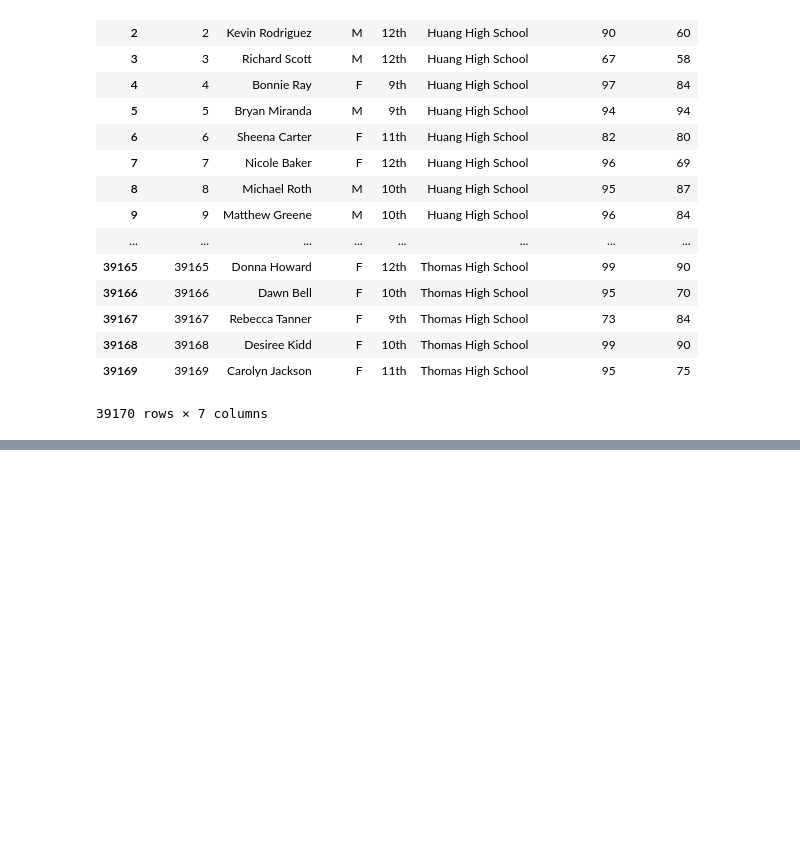
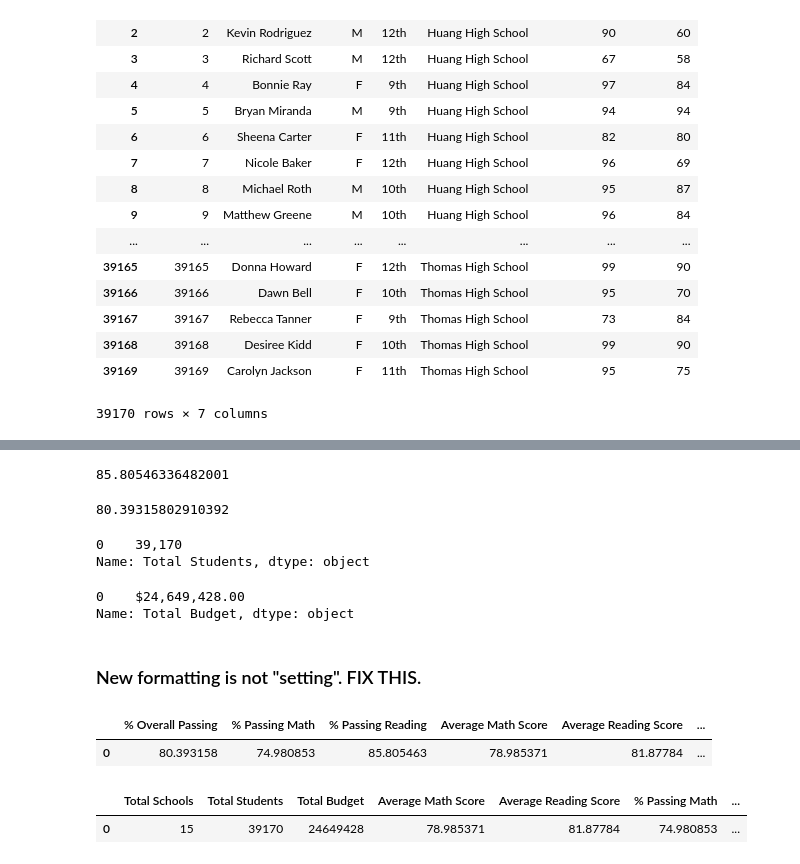
Before and after one commit to prentiss04/School_District_Analysis_ppd, a Jupyter notebook: PyCitySchools.ipynb, the cells around one changed output, grey strips where cells are left out. Drawn from its saved outputs; the diff is of its cells as text; code cells hidden in the pictures; blank space fills up the shorter version.

Commit message:
district summary complete

```diff
--- a/PyCitySchools.ipynb
+++ b/PyCitySchools.ipynb
@@ -185,0 +328,30 @@ student_data_df
+# %%
+# Calculate the percentage that passed reading
+passing_reading_percentage = passing_reading_count.astype(float) / student_count.astype(float) * 100
+passing_reading_percentage
+# %% [output]
+85.80546336482001
+# %%
+# Calculate the overall passing percentage
+overall_passing_percentage = (passing_math_percentage + passing_reading_percentage) / 2
+overall_passing_percentage
+# %% [output]
+80.39315802910392
+# %%
+# Format the "Total Students" to have the comma for a thousands separator
+district_summary_df["Total Students"] = district_summary_df["Total Students"].map("{:,}".format)
+
+district_summary_df["Total Students"]
+# %% [output]
+0    39,170
+Name: Total Students, dtype: object
+# %%
+# format "Total Budget" to have the comma for a thousands separator, a decimal separator, and "$"
+
+district_summary_df["Total Budget"] = district_summary_df["Total Budget"].map("${:,.2f}".format)
+
+
+district_summary_df["Total Budget"]
+# %% [output]
+0    $24,649,428.00
+Name: Total Budget, dtype: object
@@ -185,0 +369,19 @@ student_data_df
+# %% [markdown]
+### New formatting is not "setting". FIX THIS.
+# %%
+# Adding a list of values with keys to create a new DataFrame
+district_summary_df = pd.DataFrame([{"Total Schools": school_count_2, "Total Students": student_count, "Total Budget": total_budget, "Average Math Score": average_math_score, "Average Reading Score": average_reading_score, "% Passing Math": passing_math_percentage, "% Passing Reading": passing_reading_percentage, "% Overall Passing": overall_passing_percentage}])
+district_summary_df
+# %% [output]
+|  | % Overall Passing | % Passing Math | % Passing Reading | Average Math Score | Average Reading Score | ... |
+| 0 | 80.393158 | 74.980853 | 85.805463 | 78.985371 | 81.87784 | ... |
+# %%
+# Reorder the columns in the order you want them to appear
+new_column_order = ["Total Schools", "Total Students", "Total Budget", "Average Math Score", "Average Reading Score", "% Passing Math", "% Passing Reading", "% Overall Passing"]
+
+# Assign district summary df the new column order
+district_summary_df = district_summary_df[new_column_order]
+district_summary_df
+# %% [output]
+|  | Total Schools | Total Students | Total Budget | Average Math Score | Average Reading Score | % Passing Math | ... |
+| 0 | 15 | 39170 | 24649428 | 78.985371 | 81.87784 | 74.980853 | ... |
```
Also changed, not shown: parts of 19 cells of this notebook, 3 other files.
